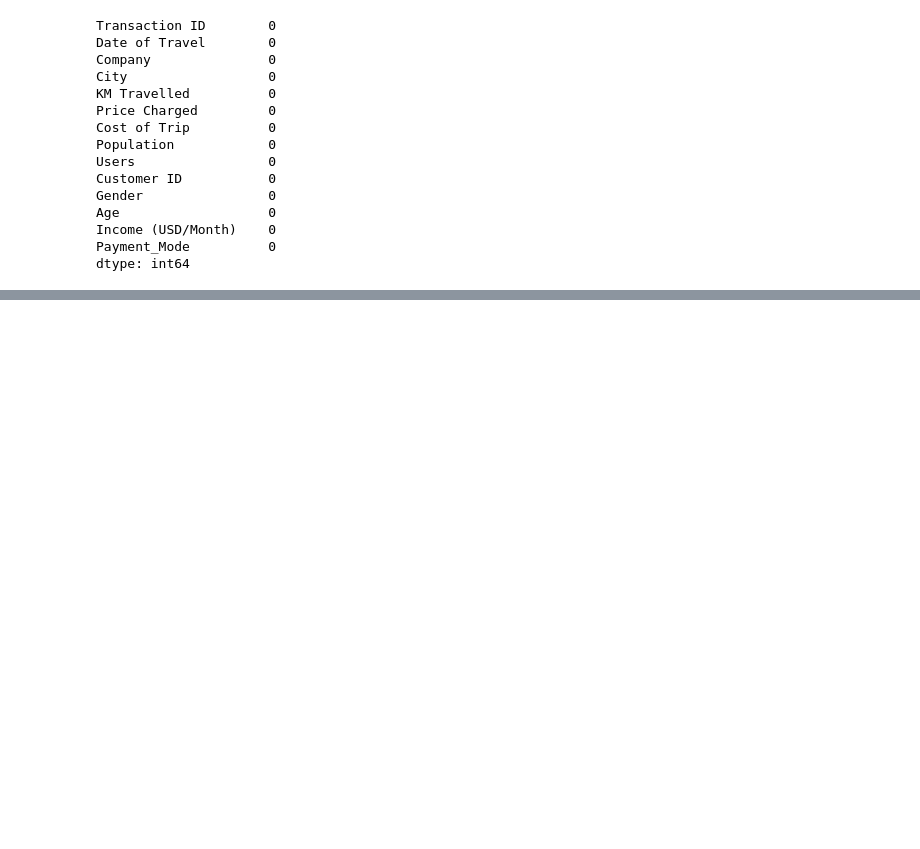
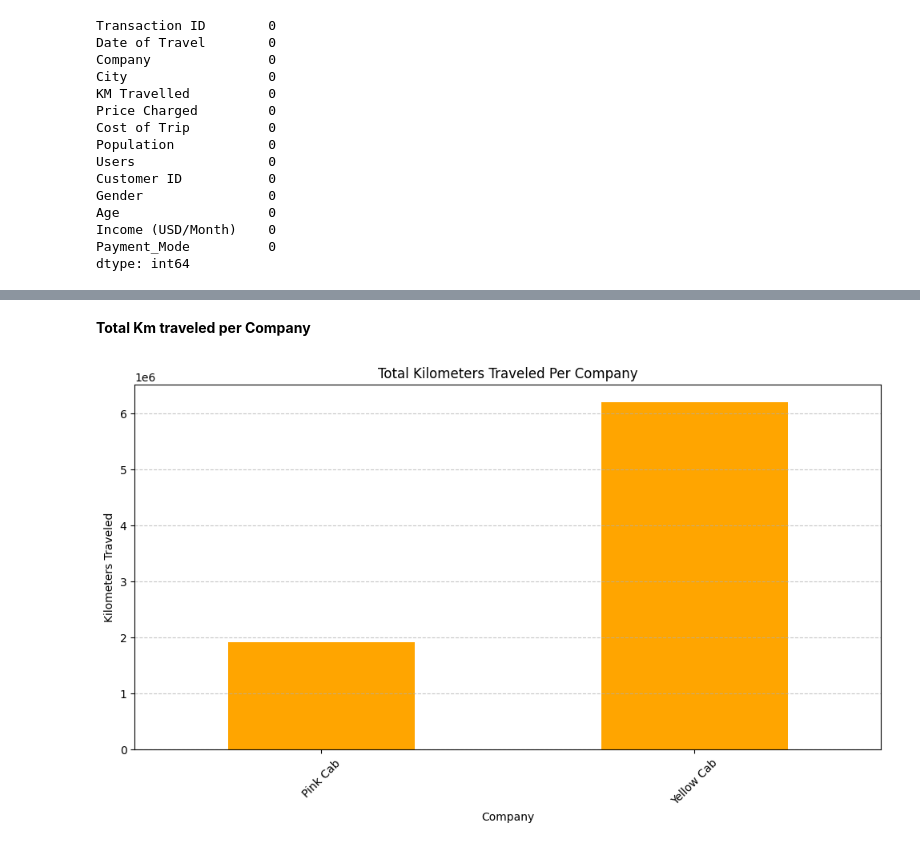
Before and after one commit to awwab-ahmed/DataGlacier, a Jupyter notebook: Week2/EDA Notebook (G2M insight for Cab Investment firm).ipynb, the cells around one changed output, grey strips where cells are left out. Cells and saved outputs as stored; diff of their text form; code cells hidden in the pictures; blank space fills up the shorter version.

```diff
--- a/Week2/EDA Notebook (G2M insight for Cab Investment firm).ipynb
+++ b/Week2/EDA Notebook (G2M insight for Cab Investment firm).ipynb
@@ -217,0 +256,15 @@ dtype: int64
+# %% [markdown]
+**Total Km traveled per Company**
+# %%
+company_km_traveled = all_datasets_merged.groupby('Company')['KM Travelled'].sum()
+plt.figure(figsize=(10, 6))
+company_km_traveled.plot(kind='bar', color='orange')
+plt.title('Total Kilometers Traveled Per Company')
+plt.xlabel('Company')
+plt.ylabel('Kilometers Traveled')
+plt.xticks(rotation=45)
+plt.grid(axis='y', linestyle='--', alpha=0.7)
+plt.tight_layout()
+plt.show()
+# %% [output]
+[figure, added]
```
Also changed, not shown: parts of 17 cells of this notebook, 1 other file.
